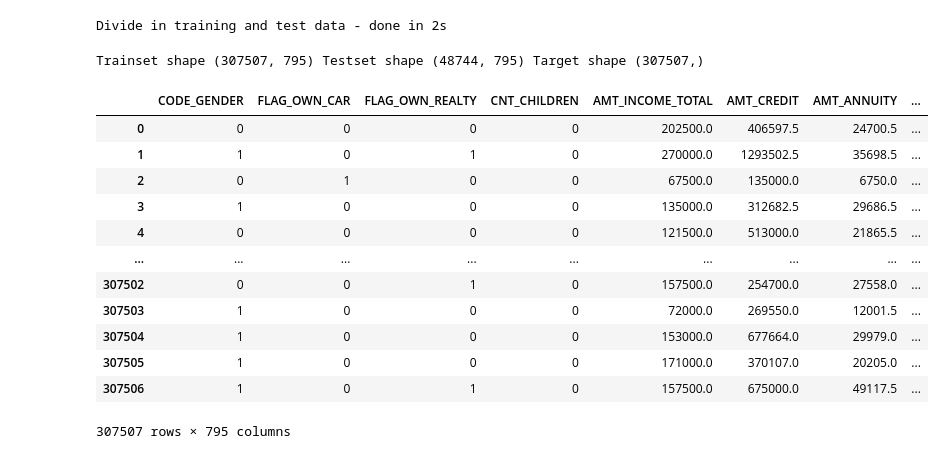
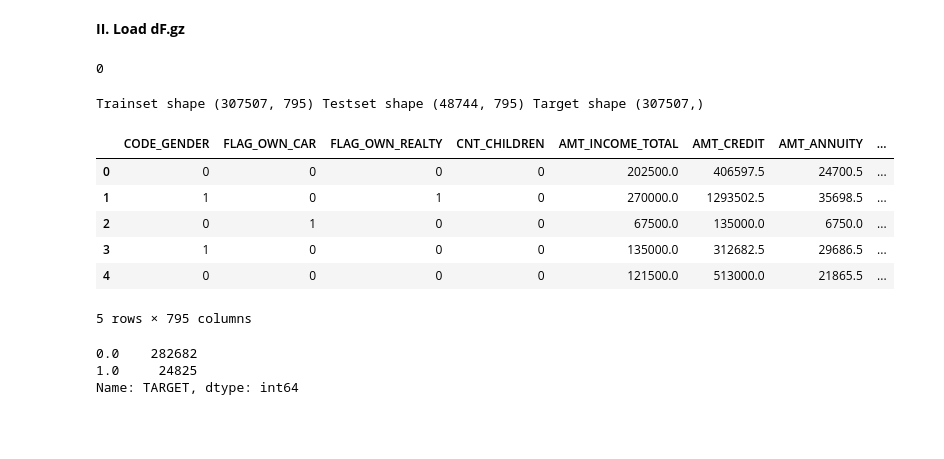
Before and after one commit to drdjekyl/P7, a Jupyter notebook: P7_A_Model.ipynb, the cells around one changed output. Drawn from its saved outputs; the diff is of its cells as text; code cells hidden in the pictures; blank space fills up the shorter version.

```diff
--- a/P7_A_Model.ipynb
+++ b/P7_A_Model.ipynb
@@ -14,13 +10,2 @@ In the next part, we will try to explore more features and metrics in adequation
   -> Develop a scoring model of the customer's probability of defaulting on payments
-# %%
-import pandas as pd
-# Pandas option to display dF efficiently
-pd.set_option('display.max_columns', 100)
-pd.set_option('display.max_rows', 500)
-pd.set_option('display.width', 200)
-pd.set_option('display.max_colwidth', 200)
-
-# Load train and test dF
-app_train = pd.read_csv('application_train.csv')
-app_test = pd.read_csv('application_test.csv')
 # %% [markdown]
@@ -908,5 +329,13 @@ Wall time: 13min 20s
+# %% [markdown]
+**II. Load dF.gz**
 # %%
 import pandas as pd
+import gc
+# Pandas option to display dF efficiently
+pd.set_option('display.max_columns', 100)
+pd.set_option('display.max_rows', 800)
+pd.set_option('display.width', 200)
+pd.set_option('display.max_colwidth', 200)
 
 df = pd.read_csv('merged_df.csv.gz', compression='gzip')
 
@@ -917,28 +346,30 @@ feats = [
 train_df = df[df['TARGET'].notnull()][feats]
 train_target = df[df['TARGET'].notnull()]['TARGET']
 test_df = df[df['TARGET'].isnull()][feats]
+
 del df
 gc.collect()
 # %% [output]
-Divide in training and test data - done in 2s
+0
 # %%
 print(('Trainset shape {} Testset shape {} Target shape {}').format(
     train_df.shape, test_df.shape, train_target.shape))
 # %% [output]
 Trainset shape (307507, 795) Testset shape (48744, 795) Target shape (307507,)
 # %%
-train_df
+train_df.head()
 # %% [output]
 |  | CODE_GENDER | FLAG_OWN_CAR | FLAG_OWN_REALTY | CNT_CHILDREN | AMT_INCOME_TOTAL | AMT_CREDIT | AMT_ANNUITY | ... |
 | 0 | 0 | 0 | 0 | 0 | 202500.0 | 406597.5 | 24700.5 | ... |
 | 1 | 1 | 0 | 1 | 0 | 270000.0 | 1293502.5 | 35698.5 | ... |
 | 2 | 0 | 1 | 0 | 0 | 67500.0 | 135000.0 | 6750.0 | ... |
 | 3 | 1 | 0 | 0 | 0 | 135000.0 | 312682.5 | 29686.5 | ... |
 | 4 | 0 | 0 | 0 | 0 | 121500.0 | 513000.0 | 21865.5 | ... |
-| ... | ... | ... | ... | ... | ... | ... | ... | ... |
-| 307502 | 0 | 0 | 1 | 0 | 157500.0 | 254700.0 | 27558.0 | ... |
-| 307503 | 1 | 0 | 0 | 0 | 72000.0 | 269550.0 | 12001.5 | ... |
-| 307504 | 1 | 0 | 0 | 0 | 153000.0 | 677664.0 | 29979.0 | ... |
-| 307505 | 1 | 0 | 0 | 0 | 171000.0 | 370107.0 | 20205.0 | ... |
-| 307506 | 1 | 0 | 1 | 0 | 157500.0 | 675000.0 | 49117.5 | ... |
-307507 rows × 795 columns
+5 rows × 795 columns
+# %%
+train_target.value_counts()
+# It shows us an imbalanced problem
+# %% [output]
+0.0    282682
+1.0     24825
+Name: TARGET, dtype: int64
```
Also changed, not shown: parts of 53 cells of this notebook.
